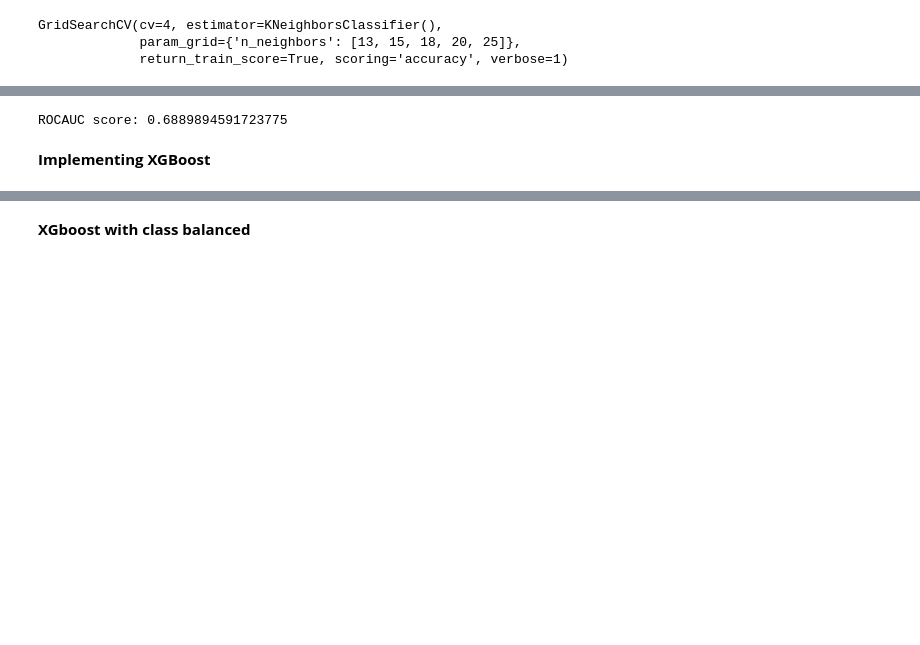
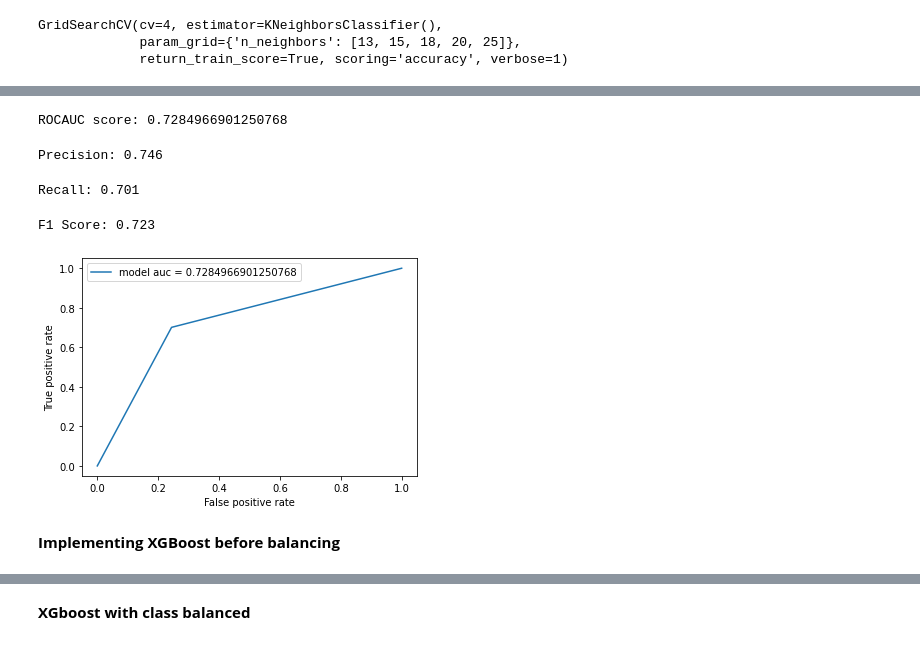
Before and after one commit to grishabh04/Credit_card_default_pred-Project, a Jupyter notebook: Credit_Card_Default_Prediction_Capstone_Project.ipynb, the cells around one changed output, grey strips where cells are left out. Saved outputs shown, nothing was run; the diff lists cells and outputs as text; code cells hidden in the pictures; blank space fills up the shorter version.

```diff
--- a/Credit_Card_Default_Prediction_Capstone_Project.ipynb
+++ b/Credit_Card_Default_Prediction_Capstone_Project.ipynb
@@ -743,14 +745,14 @@ k_range =[13,15,18,20,25]
 param_grid = dict(n_neighbors=k_range)
 gridCV = GridSearchCV(classifier, param_grid, cv=4, scoring='accuracy', return_train_score=True,verbose=1)
 # %%
-gridCV.fit(x_train, y_train)
+gridCV.fit(x_train_balanced, y_train_balanced)
 # %% [output]
 Fitting 4 folds for each of 5 candidates, totalling 20 fits
 GridSearchCV(cv=4, estimator=KNeighborsClassifier(),
              param_grid={'n_neighbors': [13, 15, 18, 20, 25]},
              return_train_score=True, scoring='accuracy', verbose=1)
 # %%
-y_predict=gridCV.predict(x_test)
+y_predict_balanced=gridCV.predict(x_test_balanced)
 # %%
 accuracy = gridCV.best_score_ *100
 print("Accuracy for our training dataset with tuning is : {:.2f}%".format(accuracy) )
@@ -764,6 +766,29 @@ Accuracy for our testing dataset with tuning is : 69.03%
 # %%
-print('ROCAUC score:',roc_auc_score(y_test, y_predict))
+print('ROCAUC score:',roc_auc_score(y_test_balanced, y_predict_balanced))
 # %% [output]
-ROCAUC score: 0.6889894591723775
+ROCAUC score: 0.7284966901250768
+# %%
+print('Precision: %.3f' % precision_score(y_test_balanced, y_predict_balanced))
+# %% [output]
+Precision: 0.746
+# %%
+print('Recall: %.3f' % recall_score(y_test_balanced, y_predict_balanced))
+# %% [output]
+Recall: 0.701
+# %%
+print('F1 Score: %.3f' % f1_score(y_test_balanced, y_predict_balanced))
+# %% [output]
+F1 Score: 0.723
+# %%
+model_fpr,model_tpr,threshold=roc_curve(y_test_balanced,y_predict_balanced)
+area_under_curve=auc(model_fpr,model_tpr)
+# %%
+plt.plot(model_fpr,model_tpr,linestyle='-',label='model auc = '+str(area_under_curve))
+plt.xlabel('False positive rate')
+plt.ylabel('True positive rate')
+plt.legend()
+plt.show()
+# %% [output]
+[figure, added]
 # %% [markdown]
-**Implementing XGBoost**
+**Implementing XGBoost** **before balancing**
```
Also changed, not shown: parts of 161 cells of this notebook.
